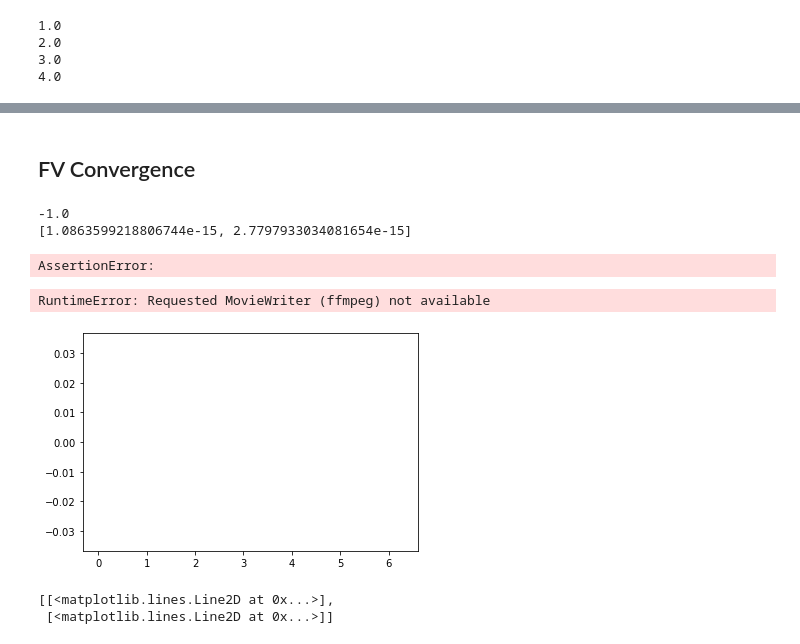
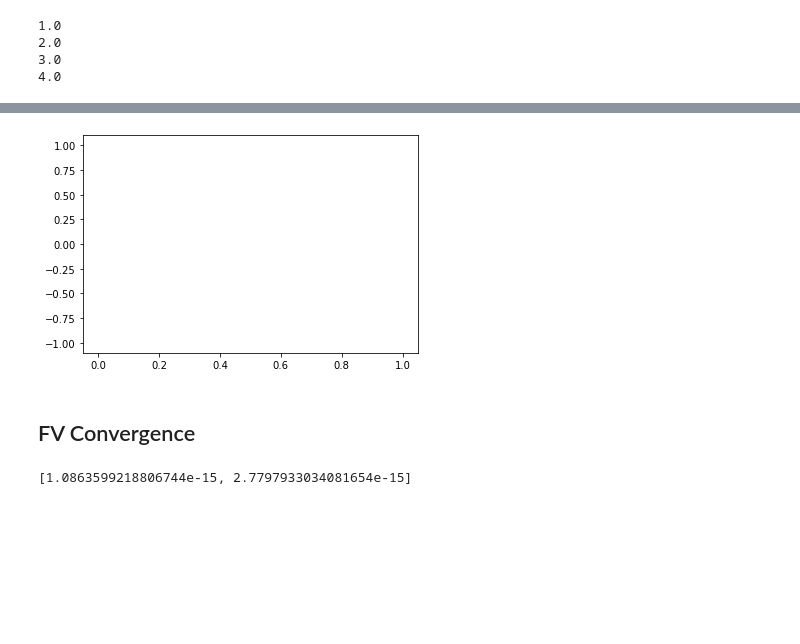
Before and after one commit to caleblogemann/pydogpack, a Jupyter notebook: apps/advection/smoothscalarexample/smooth_scalar_example.ipynb, the cells around one changed output, grey strips where cells are left out. Saved outputs shown, nothing was run; the diff lists cells and outputs as text; code cells hidden in the pictures; blank space fills up the shorter version.

```diff
--- a/apps/advection/smoothscalarexample/smooth_scalar_example.ipynb
+++ b/apps/advection/smoothscalarexample/smooth_scalar_example.ipynb
@@ -60,9 +62,14 @@ for num_basis_cpts in range(1, 5):
         error_list.append(error)
     order = utils.convergence_order(error_list)
     print(order)
-    assert order >= num_basis_cpts
+    if error_list[-1] >= math_utils.MACHINE_ERROR:
+        assert order >= num_basis_cpts
 # %% [output]
 1.0
 2.0
 3.0
 4.0
+# %%
+ani, fig = plot.create_animation_output_dir(problem.output_dir)
+HTML(ani.to_html5_video())
+# %% [output]
@@ -69,3 +77,4 @@ for num_basis_cpts in range(1, 5):
+[figure, added]
 # %% [markdown]
 ## FV Convergence
 # %%
@@ -102,53 +111,10 @@ for num_elems in [20, 40]:
     error = math_utils.compute_error(final_solution, exact_final_solution)
     error_list.append(error)
 order = utils.convergence_order(error_list)
-print(order)
-print(error_list)
-assert order >= 1
+if error_list[-1] >= math_utils.MACHINE_ERROR:
+    assert order >= 1
+else:
+    # This should in fact be exact, only machine error as exactly solving riemann problem
+    print(error_list)
 # %% [output]
--1.0
 [1.0863599218806744e-15, 2.7797933034081654e-15]
-AssertionError:
-# %%
-import numpy as np
-import matplotlib.pyplot as plt
-import matplotlib.animation as animation
-
-fig = plt.figure()
-
-
-def f(x, y):
-    return np.sin(x) + np.cos(y)
-
-x = np.linspace(0, 2 * np.pi, 120)
-y = np.linspace(0, 2 * np.pi, 100).reshape(-1, 1)
-# ims is a list of lists, each row is a list of artists to draw in the
-# current frame; here we are just animating one artist, the image, in
-# each frame
-ims = []
-for i in range(2):
-    im = plt.plot(x, (i / 30)*np.sin(x), animated=True)
-    ims.append(im)
-
-ani = animation.ArtistAnimation(fig, ims, interval=5, blit=False,
-                                repeat_delay=1000)
-
-# To save the animation, use e.g.
-#
-# ani.save("movie.mp4")
-#
-# or
-#
-# writer = animation.FFMpegWriter(
-#     fps=15, metadata=dict(artist='Me'), bitrate=1800)
-# ani.save("movie.mp4", writer=writer)
-from IPython.display import HTML
-HTML(ani.to_html5_video())
-# %% [output]
-RuntimeError: Requested MovieWriter (ffmpeg) not available
-[figure, removed]
-# %%
-ims
-# %% [output]
-[[<matplotlib.lines.Line2D at 0x...>],
- [<matplotlib.lines.Line2D at 0x...>]]
```
Also changed, not shown: parts of 4 cells of this notebook, 1 other file.
